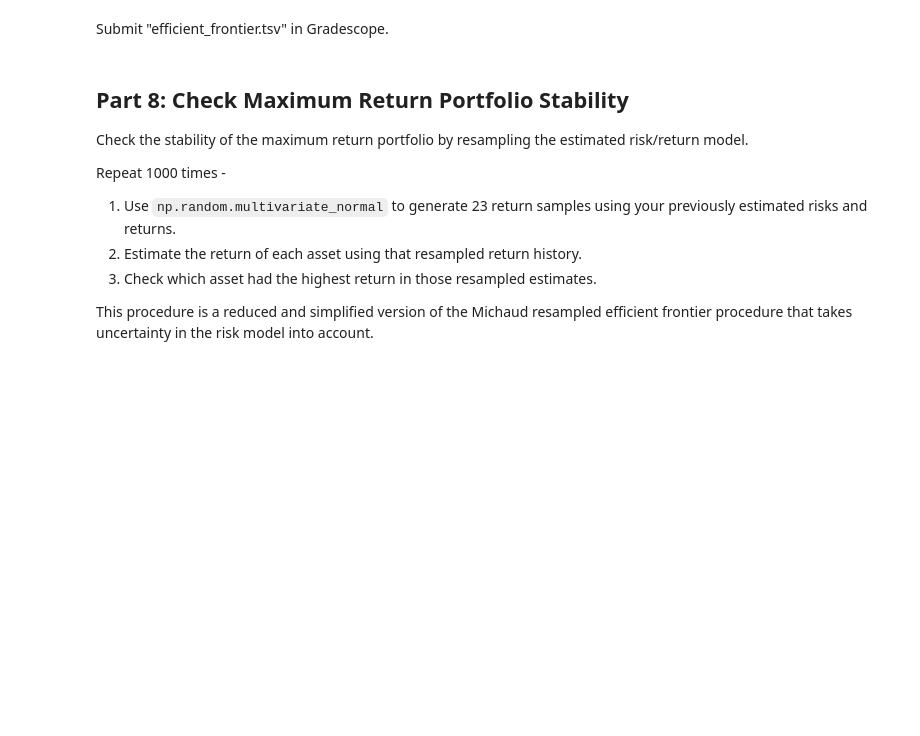
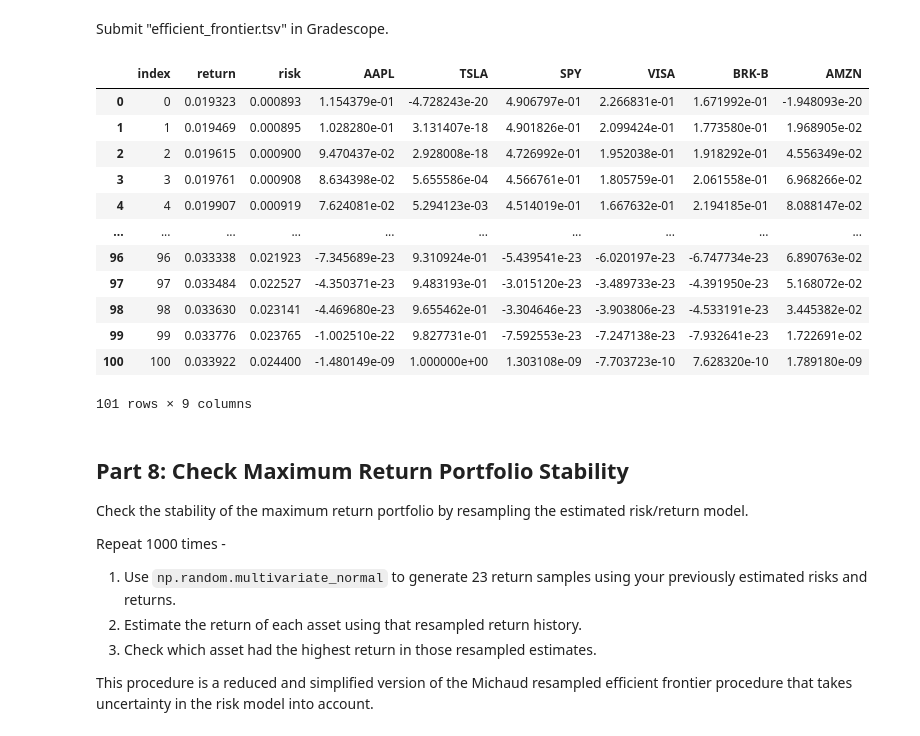
Before and after one commit to jtvon/dx704-project-01, a Jupyter notebook: project.ipynb, the cells around one changed output. Saved outputs shown, nothing was run; the diff lists cells and outputs as text; code cells hidden in the pictures; blank space fills up the shorter version.

```diff
--- a/project.ipynb
+++ b/project.ipynb
@@ -204,9 +204,9 @@ The first portfolio should be the minimum risk portfolio from part 4, and the la
 The estimated return of each portfolio should be higher than the previous by one percent of the difference between the first and last portfolios.
 That is, the estimated return of the portfolios should be similar to `np.linspace(min_risk_return, max_return, 101)`.
 # %%
-# Find the minimum return from the minimum risk portfolio
+# Find the minimum return from the minimum risk portfolio and the maximum return from the maximum return portfolio
 estimated_min_risk_return = estimated_returns @ x_min_risk.value
-estimated_return_max_return = estimated_returns.max()
+estimated_return_max_return = estimated_returns @ x_max_return.value
 estimated_variance = historical_returns.var()
 # %%
 risks = []
@@ -265,10 +245,28 @@ The header row should have columns "index", "return", "risk", and all the asset
 Each data row should have the portfolio index (0-100), the estimated return of the portfolio, the estimated standard deviation (not variance) of the portfolio, and all the asset allocations (which should sum to one).
 # %%
 # Save the portfolios in a TSV file
-portfolios_df = pd.DataFrame({'index': range(len(portfolios)), 'return': returns, 'risk': risks, 'weights': portfolios.tolist()})
+assets = pd.DataFrame(portfolios, columns=estimated_returns.index)
+frontier = pd.DataFrame({'index': range(len(portfolios)), 'return': returns, 'risk': risks}, index=None)
+portfolios_df = pd.concat([frontier, assets], axis=1)
 portfolios_df.to_csv('submission/efficient_frontier.tsv', sep='\t', index=False)
 # %% [markdown]
 Submit "efficient_frontier.tsv" in Gradescope.
+# %%
+portfolios_df
+# %% [output]
+|  | index | return | risk | AAPL | TSLA | SPY | VISA | BRK-B | AMZN |
+| 0 | 0 | 0.019323 | 0.000893 | 1.154379e-01 | -4.728243e-20 | 4.906797e-01 | 2.266831e-01 | 1.671992e-01 | -1.948093e-20 |
+| 1 | 1 | 0.019469 | 0.000895 | 1.028280e-01 | 3.131407e-18 | 4.901826e-01 | 2.099424e-01 | 1.773580e-01 | 1.968905e-02 |
+| 2 | 2 | 0.019615 | 0.000900 | 9.470437e-02 | 2.928008e-18 | 4.726992e-01 | 1.952038e-01 | 1.918292e-01 | 4.556349e-02 |
+| 3 | 3 | 0.019761 | 0.000908 | 8.634398e-02 | 5.655586e-04 | 4.566761e-01 | 1.805759e-01 | 2.061558e-01 | 6.968266e-02 |
+| 4 | 4 | 0.019907 | 0.000919 | 7.624081e-02 | 5.294123e-03 | 4.514019e-01 | 1.667632e-01 | 2.194185e-01 | 8.088147e-02 |
+| ... | ... | ... | ... | ... | ... | ... | ... | ... | ... |
+| 96 | 96 | 0.033338 | 0.021923 | -7.345689e-23 | 9.310924e-01 | -5.439541e-23 | -6.020197e-23 | -6.747734e-23 | 6.890763e-02 |
+| 97 | 97 | 0.033484 | 0.022527 | -4.350371e-23 | 9.483193e-01 | -3.015120e-23 | -3.489733e-23 | -4.391950e-23 | 5.168072e-02 |
+| 98 | 98 | 0.033630 | 0.023141 | -4.469680e-23 | 9.655462e-01 | -3.304646e-23 | -3.903806e-23 | -4.533191e-23 | 3.445382e-02 |
+| 99 | 99 | 0.033776 | 0.023765 | -1.002510e-22 | 9.827731e-01 | -7.592553e-23 | -7.247138e-23 | -7.932641e-23 | 1.722691e-02 |
+| 100 | 100 | 0.033922 | 0.024400 | -1.480149e-09 | 1.000000e+00 | 1.303108e-09 | -7.703723e-10 | 7.628320e-10 | 1.789180e-09 |
+101 rows × 9 columns
 # %% [markdown]
 ## Part 8: Check Maximum Return Portfolio Stability
 
```
Also changed, not shown: parts of 6 cells of this notebook, 3 other files.
